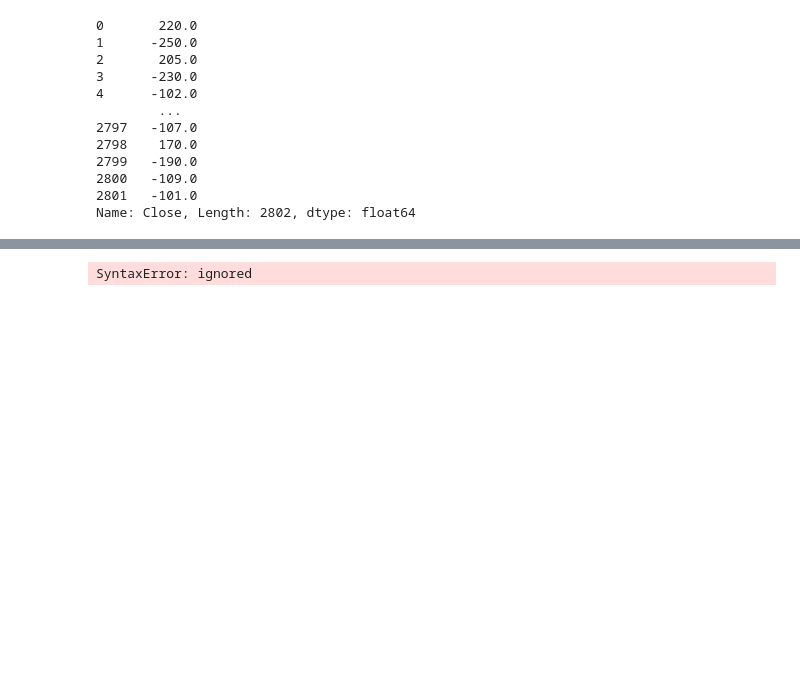
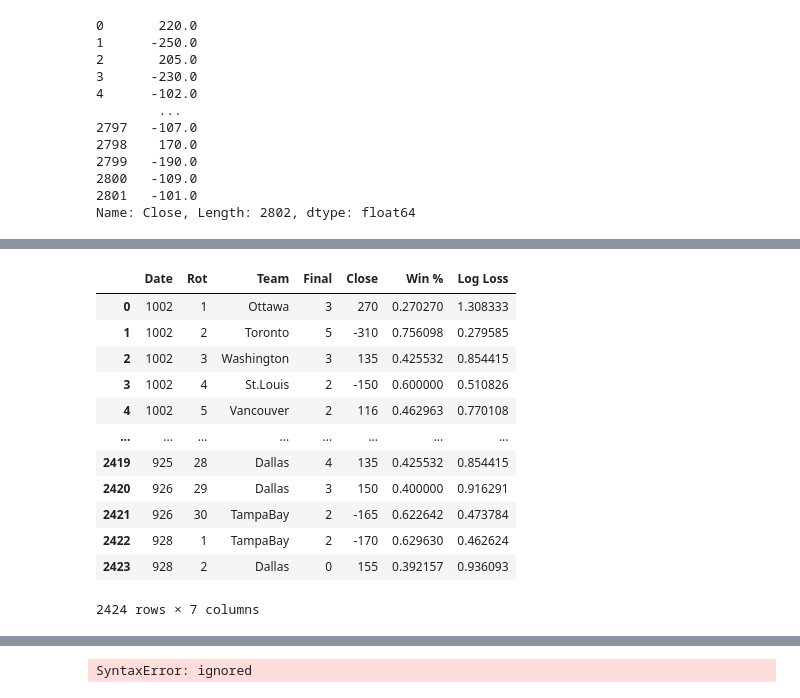
Before and after one commit to danmartin25/Hockey_Model, a Jupyter notebook: Betting Results.ipynb, the cells around one changed output, grey strips where cells are left out. Cells and saved outputs as stored; diff of their text form; code cells hidden in the pictures; blank space fills up the shorter version.

```diff
--- a/Betting Results.ipynb
+++ b/Betting Results.ipynb
@@ -306,0 +99,18 @@ nhl_lines_1920.reset_index().head()
+# %%
+#Add column for Log Loss
+nhl_lines_1920['Log Loss'] = -np.log(1-(1-nhl_lines_1920['Win %']))
+nhl_lines_1920
+# %% [output]
+|  | Date | Rot | Team | Final | Close | Win % | Log Loss |
+| 0 | 1002 | 1 | Ottawa | 3 | 270 | 0.270270 | 1.308333 |
+| 1 | 1002 | 2 | Toronto | 5 | -310 | 0.756098 | 0.279585 |
+| 2 | 1002 | 3 | Washington | 3 | 135 | 0.425532 | 0.854415 |
+| 3 | 1002 | 4 | St.Louis | 2 | -150 | 0.600000 | 0.510826 |
+| 4 | 1002 | 5 | Vancouver | 2 | 116 | 0.462963 | 0.770108 |
+| ... | ... | ... | ... | ... | ... | ... | ... |
+| 2419 | 925 | 28 | Dallas | 4 | 135 | 0.425532 | 0.854415 |
+| 2420 | 926 | 29 | Dallas | 3 | 150 | 0.400000 | 0.916291 |
+| 2421 | 926 | 30 | TampaBay | 2 | -165 | 0.622642 | 0.473784 |
+| 2422 | 928 | 1 | TampaBay | 2 | -170 | 0.629630 | 0.462624 |
+| 2423 | 928 | 2 | Dallas | 0 | 155 | 0.392157 | 0.936093 |
+2424 rows × 7 columns
```
Also changed, not shown: parts of 51 cells of this notebook.
